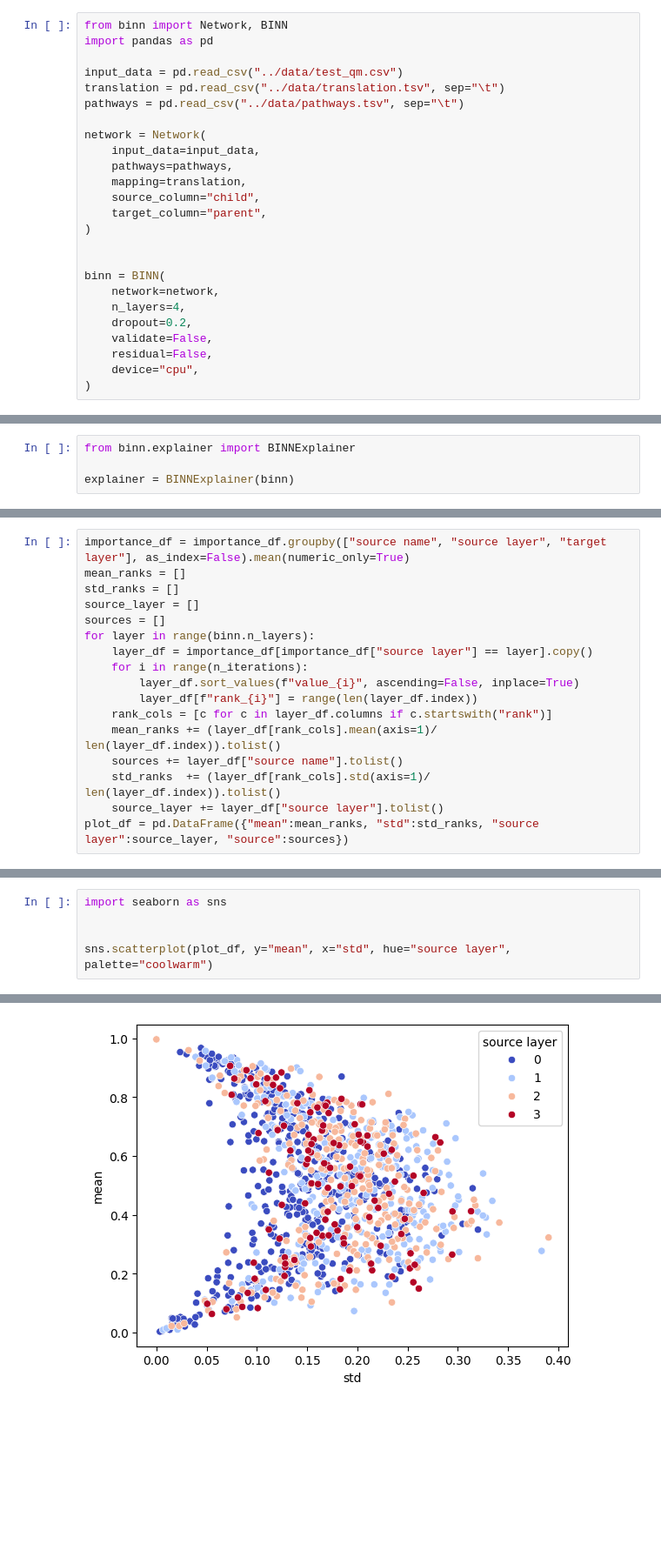
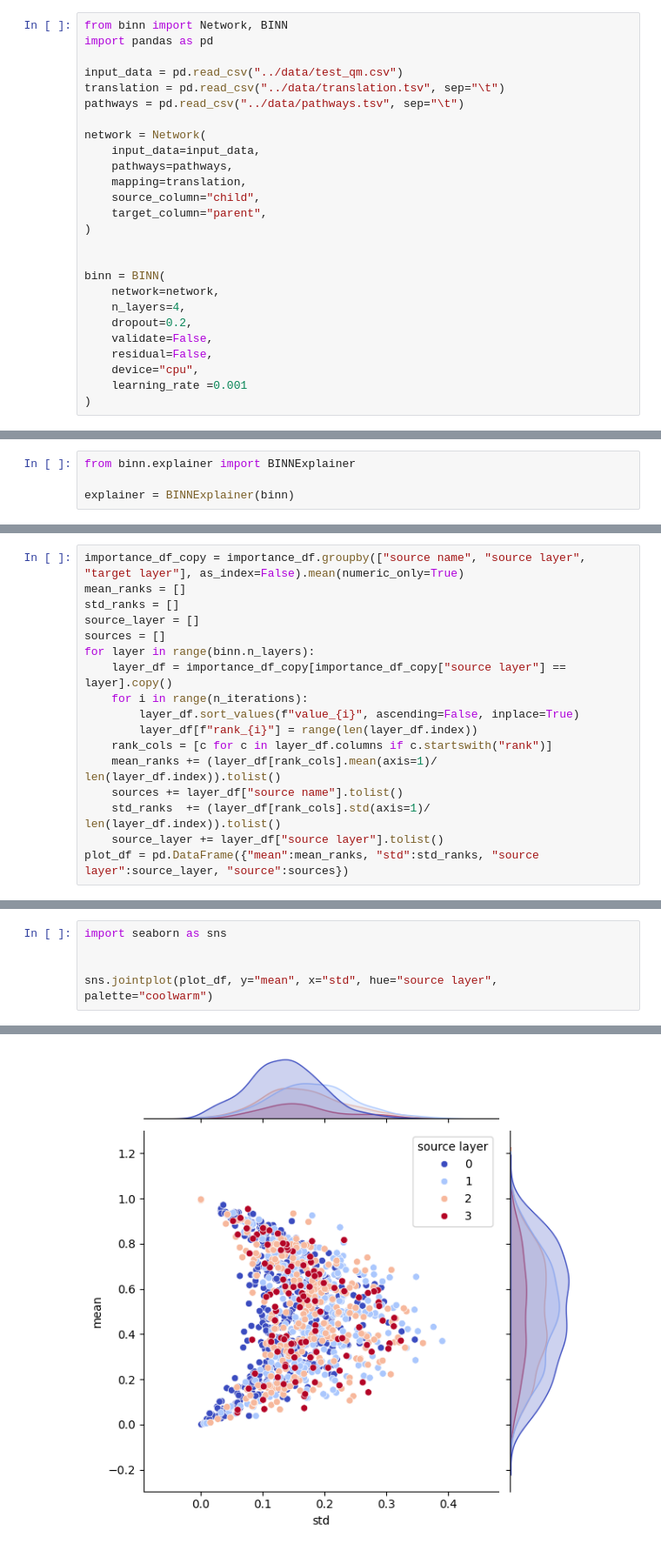
Before and after one commit to InfectionMedicineProteomics/BINN, a Jupyter notebook: docs/robustness.ipynb, the cells around one changed output, grey strips where cells are left out. Shown at 87% size. Drawn from its saved outputs; the diff is of its cells as text; blank space fills up the shorter version.

```diff
--- a/docs/robustness.ipynb
+++ b/docs/robustness.ipynb
@@ -22,6 +25,7 @@ binn = BINN(
     validate=False,
     residual=False,
     device="cpu",
+    learning_rate =0.001
 )
 # %% [output]
 BINN is on the device: cpu
@@ -96,12 +106,12 @@ importance_df
 6580 rows × 21 columns
 # %%
-importance_df = importance_df.groupby(["source name", "source layer", "target layer"], as_index=False).mean(numeric_only=True)
+importance_df_copy = importance_df.groupby(["source name", "source layer", "target layer"], as_index=False).mean(numeric_only=True)
 mean_ranks = []
 std_ranks = []
 source_layer = []
 sources = []
 for layer in range(binn.n_layers):
-    layer_df = importance_df[importance_df["source layer"] == layer].copy()
+    layer_df = importance_df_copy[importance_df_copy["source layer"] == layer].copy()
     for i in range(n_iterations):
         layer_df.sort_values(f"value_{i}", ascending=False, inplace=True)
         layer_df[f"rank_{i}"] = range(len(layer_df.index))
@@ -135,5 +147,5 @@ plot_df.sort_values("mean").head(20)
 import seaborn as sns
 
 
-sns.scatterplot(plot_df, y="mean", x="std", hue="source layer", palette="coolwarm")
+sns.jointplot(plot_df, y="mean", x="std", hue="source layer", palette="coolwarm")
 # %% [output]
@@ -141 +153 @@ sns.scatterplot(plot_df, y="mean", x="std", hue="source layer", palette="coolwar
-[figure, old version]
+[figure, new version]
```
Also changed, not shown: parts of 10 cells of this notebook, 7 other files.
